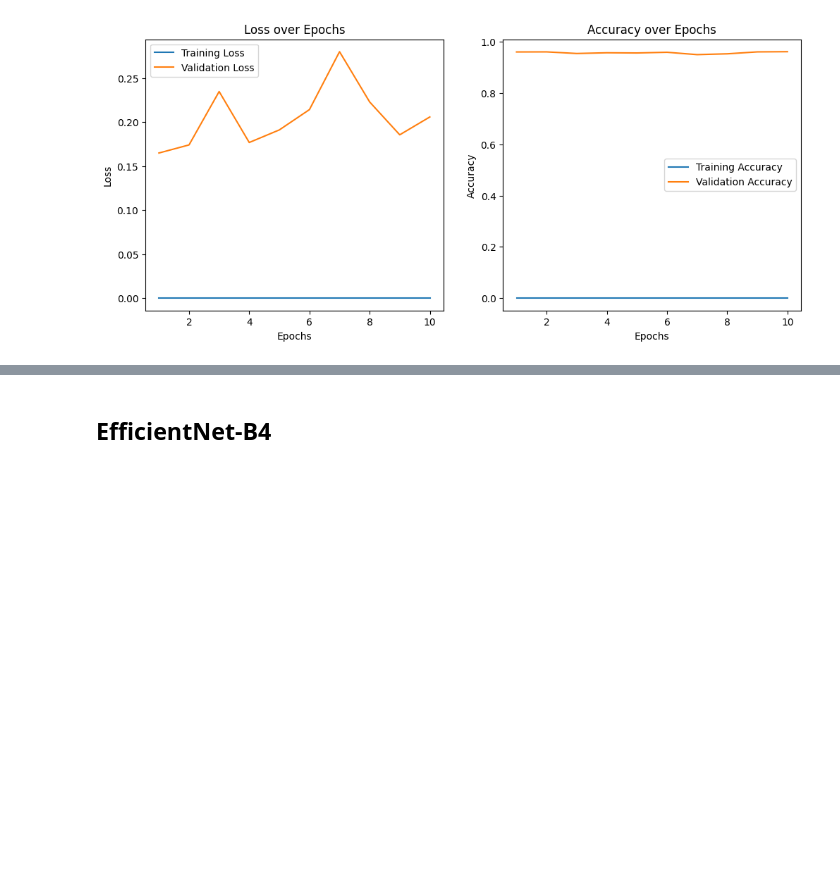
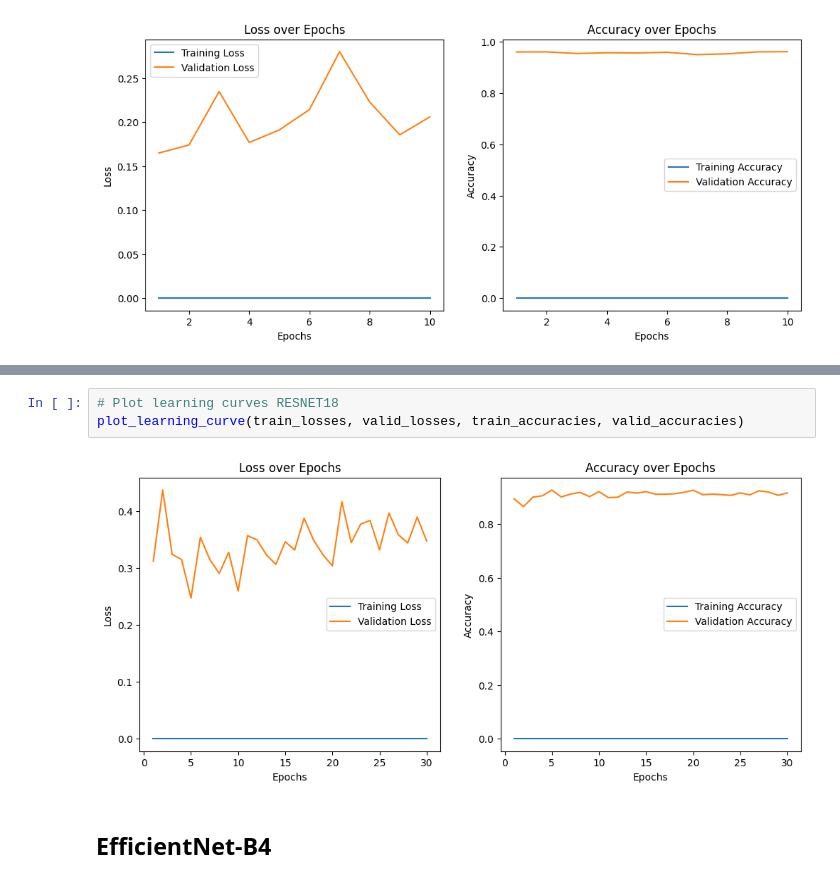
Before and after one commit to ELGHAZI-85/ml-student, a Jupyter notebook: Copie_de_Land_Cover_Project.ipynb, the cells around one changed output, grey strips where cells are left out. Saved outputs shown, nothing was run; the diff lists cells and outputs as text; blank space fills up the shorter version.

```diff
--- a/Copie_de_Land_Cover_Project.ipynb
+++ b/Copie_de_Land_Cover_Project.ipynb
@@ -353,3 +567,8 @@ plot_learning_curve(train_losses, valid_losses, train_accuracies, valid_accuraci
+# %%
+# Plot learning curves RESNET18
+plot_learning_curve(train_losses, valid_losses, train_accuracies, valid_accuracies)
+# %% [output]
+[figure, added]
 # %% [markdown]
 ## **EfficientNet-B4**
 # %%
```
Also changed, not shown: parts of 18 cells of this notebook.
